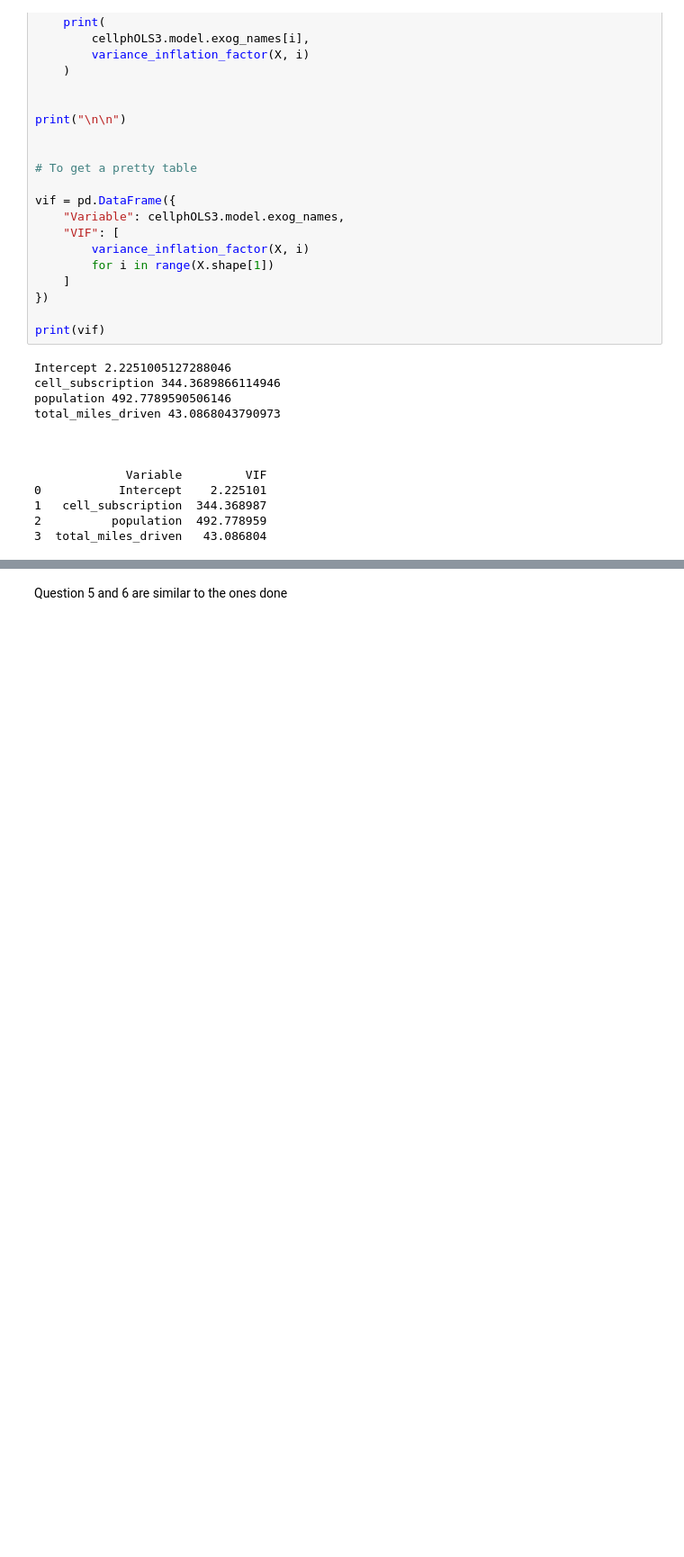
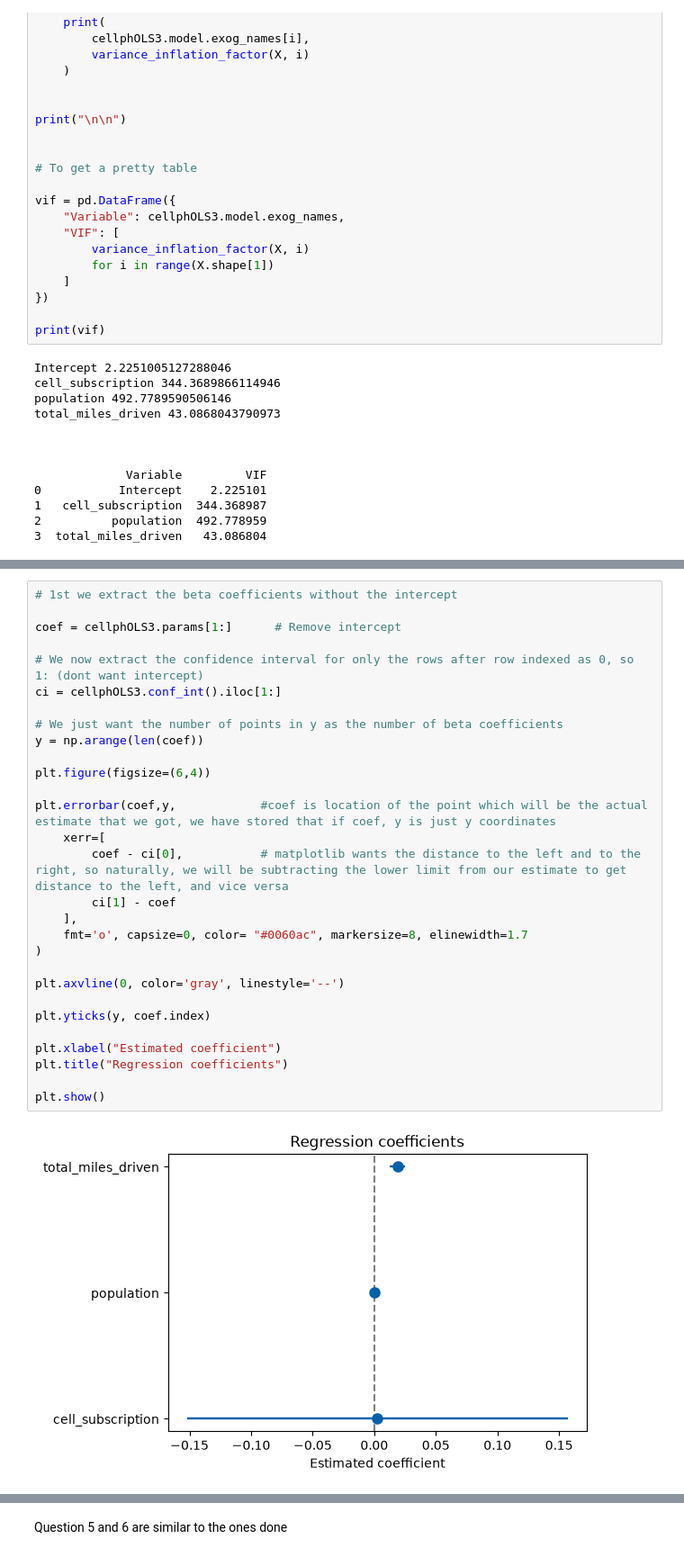
Before and after one commit to ani-research/Python-Companion-For-Real-Econometrics-by-M.Bailey, a Jupyter notebook: chapters/chapter05.ipynb, the cells around one changed output, grey strips where cells are left out. Shown at 90% size. Saved outputs shown, nothing was run; the diff lists cells and outputs as text; blank space fills up the shorter version.

Commit message:
Added figure 5.3

```diff
--- a/chapters/chapter05.ipynb
+++ b/chapters/chapter05.ipynb
@@ -928,0 +944,31 @@ total_miles_driven 43.0868043790973
+# %%
+# 1st we extract the beta coefficients without the intercept
+
+coef = cellphOLS3.params[1:]      # Remove intercept
+
+# We now extract the confidence interval for only the rows after row indexed as 0, so 1: (dont want intercept)
+ci = cellphOLS3.conf_int().iloc[1:]
+
+# We just want the number of points in y as the number of beta coefficients
+y = np.arange(len(coef))
+
+plt.figure(figsize=(6,4))
+
+plt.errorbar(coef,y,            #coef is location of the point which will be the actual estimate that we got, we have stored that if coef, y is just y coordinates
+    xerr=[
+        coef - ci[0],           # matplotlib wants the distance to the left and to the right, so naturally, we will be subtracting the lower limit from our estimate to get distance to the left, and vice versa
+        ci[1] - coef
+    ],
+    fmt='o', capsize=0, color= "#0060ac", markersize=8, elinewidth=1.7
+)
+
+plt.axvline(0, color='gray', linestyle='--')
+
+plt.yticks(y, coef.index)
+
+plt.xlabel("Estimated coefficient")
+plt.title("Regression coefficients")
+
+plt.show()
+# %% [output]
+[figure, added]
```
Also changed, not shown: parts of 6 cells of this notebook.
